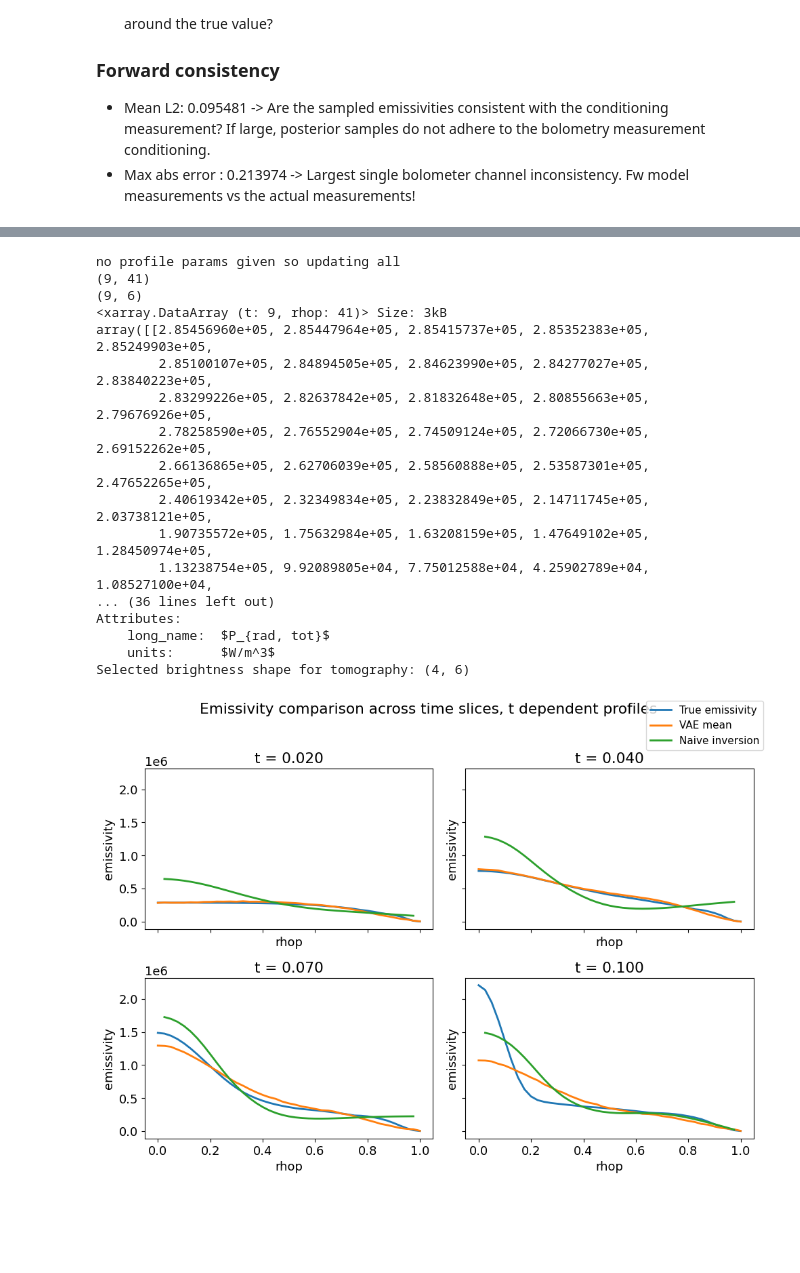
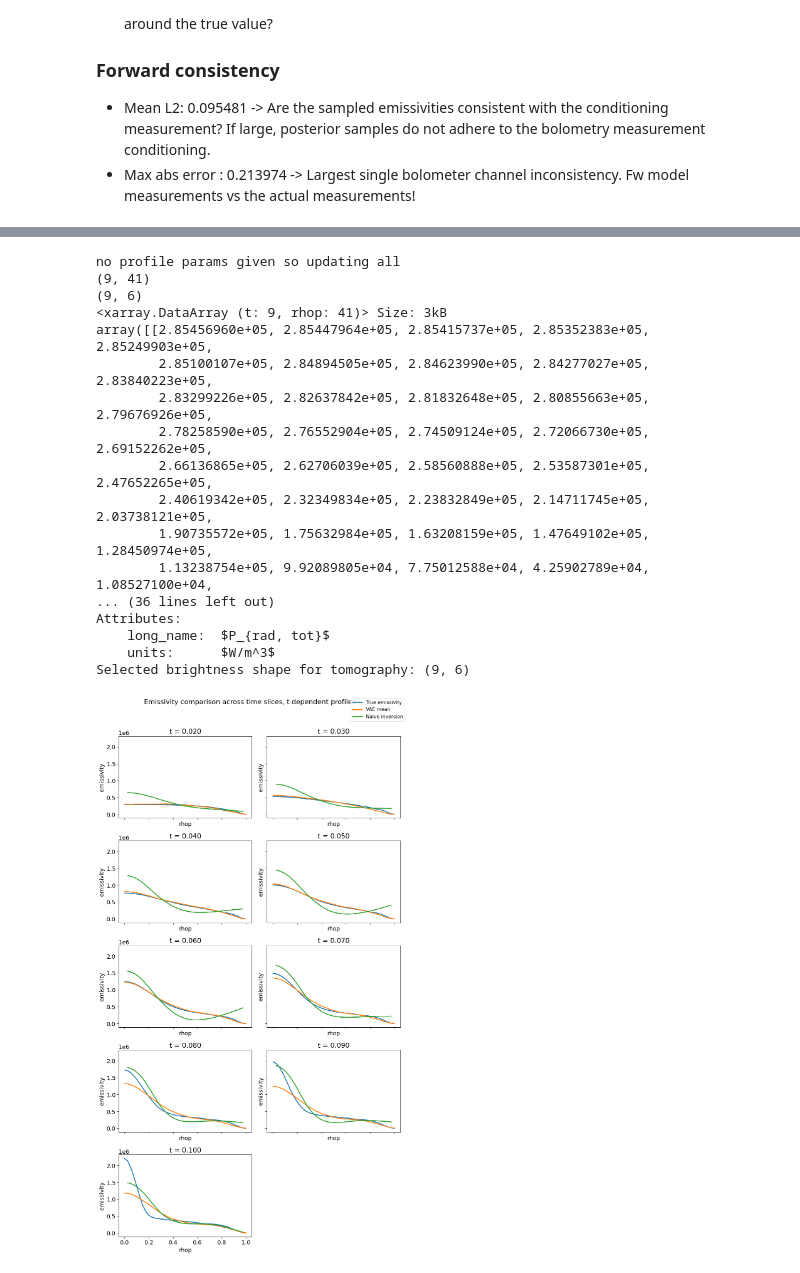
Before and after one commit to indica-mcf/Indica, a Jupyter notebook: indica/workflows/los_bolometry_surrogate_frame.ipynb, the cells around one changed output, grey strips where cells are left out. Cells and saved outputs as stored; diff of their text form; code cells hidden in the pictures; blank space fills up the shorter version.

```diff
--- a/indica/workflows/los_bolometry_surrogate_frame.ipynb
+++ b/indica/workflows/los_bolometry_surrogate_frame.ipynb
@@ -341,7 +434,7 @@ vaemodel=Network(latent_dim=latent_dim)
 total_params = sum(p.numel() for p in vaemodel.parameters())
 print(f"Total number of parameters in the VAE model: {total_params}")
 optimizer=torch.optim.Adam(vaemodel.parameters(), lr=1e-3)
-n_epochs=25
+n_epochs=10
 for epoch in range(1, n_epochs):
     train(vaemodel,epoch,optimizer,n_epochs=n_epochs)
 # %% [output]
@@ -488,19 +581,32 @@ print(emissivity_tmp.shape)
 print(brightness.shape)
 print(emissivity_tmp)
 
-# Pick 4 time indices spread across the signal
-t_indices = np.linspace(0, brightness.sizes["t"] - 1, 4).astype(int)
+# Select one timepoint or all timepoints
+use_all_timepoints_plot = True
+if use_all_timepoints_plot:
+    t_indices = np.arange(brightness.sizes["t"], dtype=int)
+else:
+    t_indices = np.array([np.random.randint(brightness.sizes["t"])] , dtype=int)
 
-# Compute tomography inversion for the selected times
+# Compute tomography inversion only for selected times
 brightness_sel = brightness.isel(t=t_indices)
 print("Selected brightness shape for tomography:", brightness_sel.shape)
 tomo_inv = calculate_tomo_inversion(brightness_sel, model.transform, emissivity_tmp.rhop)
 
 # Plot comparisons
-fig, axes = plt.subplots(2, 2, figsize=(10, 7), sharex=True, sharey=True)
-axes = axes.ravel()
+if len(t_indices) == 1:
+    fig, axes = plt.subplots(1, 1, figsize=(6, 4))
+    axes = np.array([axes])
+else:
+    n_cols = 2
+    n_rows = int(np.ceil(len(t_indices) / n_cols))
+    fig, axes = plt.subplots(n_rows, n_cols, figsize=(10, 3.5 * n_rows), sharex=True, sharey=True)
+    axes = np.atleast_1d(axes).ravel()
 
-for ax, ti, ti_sel in zip(axes, t_indices, range(len(t_indices))):
+for ax in axes[len(t_indices):]:
+    ax.axis("off")
+
+for ax, ti, ti_sel in zip(axes[:len(t_indices)], t_indices, range(len(t_indices))):
     # True emissivity at time ti
     e_true = emissivity_tmp.isel(t=ti).values
 
@@ -523,32 +629,32 @@ for ax, ti, ti_sel in zip(axes, t_indices, range(len(t_indices))):
 
     ax.plot(emissivity_tmp.rhop, e_true, label="True emissivity")
     ax.plot(emissivity_tmp.rhop, e_vae, label="VAE mean")
     ax.plot(emissivity_tmp.rhop, e_tomo, label="Naive inversion")
     ax.set_title(f"t = {float(brightness.t.values[ti]):.3f}")
     ax.set_xlabel("rhop")
     ax.set_ylabel("emissivity")
 
 # One legend for all
 handles, labels = axes[0].get_legend_handles_labels()
 fig.legend(handles, labels, loc="upper right")
 fig.suptitle("Emissivity comparison across time slices, t dependent profiles", y=1.02)
 fig.tight_layout()
 # %% [output]
 no profile params given so updating all
 (9, 41)
 (9, 6)
 <xarray.DataArray (t: 9, rhop: 41)> Size: 3kB
 array([[2.85456960e+05, 2.85447964e+05, 2.85415737e+05, 2.85352383e+05, 2.85249903e+05,
         2.85100107e+05, 2.84894505e+05, 2.84623990e+05, 2.84277027e+05, 2.83840223e+05,
         2.83299226e+05, 2.82637842e+05, 2.81832648e+05, 2.80855663e+05, 2.79676926e+05,
         2.78258590e+05, 2.76552904e+05, 2.74509124e+05, 2.72066730e+05, 2.69152262e+05,
         2.66136865e+05, 2.62706039e+05, 2.58560888e+05, 2.53587301e+05, 2.47652265e+05,
         2.40619342e+05, 2.32349834e+05, 2.23832849e+05, 2.14711745e+05, 2.03738121e+05,
         1.90735572e+05, 1.75632984e+05, 1.63208159e+05, 1.47649102e+05, 1.28450974e+05,
         1.13238754e+05, 9.92089805e+04, 7.75012588e+04, 4.25902789e+04, 1.08527100e+04,
 ... (36 lines left out)
 Attributes:
     long_name:  $P_{rad, tot}$
     units:      $W/m^3$
-Selected brightness shape for tomography: (4, 6)
+Selected brightness shape for tomography: (9, 6)
-[figure, old version]
+[figure, new version]
```
Also changed, not shown: parts of 9 cells of this notebook, 2 other files.
